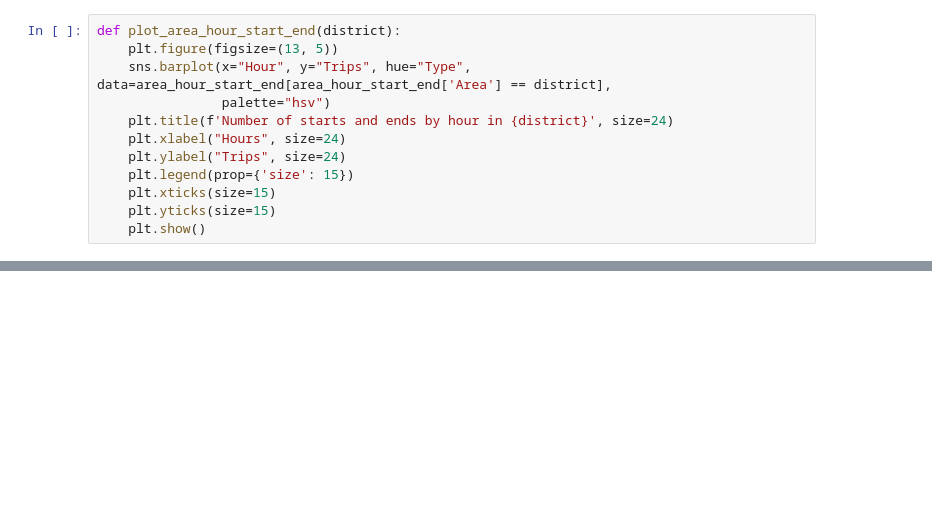
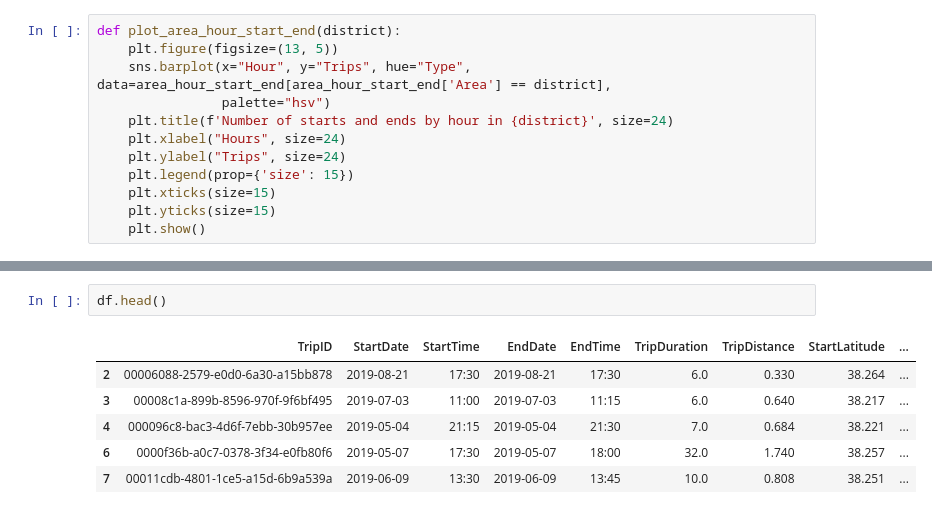
Before and after one commit to JanickiJ/E-Scooter-Data-Analysis, a Jupyter notebook: E_Scooters_Louisville.ipynb, the cells around one changed output, grey strips where cells are left out. Drawn from its saved outputs; the diff is of its cells as text; blank space fills up the shorter version.

```diff
--- a/E_Scooters_Louisville.ipynb
+++ b/E_Scooters_Louisville.ipynb
@@ -871,0 +876,9 @@ for district in districts:
+# %%
+df.head()
+# %% [output]
+|  | TripID | StartDate | StartTime | EndDate | EndTime | TripDuration | TripDistance | StartLatitude | ... |
+| 2 | 00006088-2579-e0d0-6a30-a15bb878 | 2019-08-21 | 17:30 | 2019-08-21 | 17:30 | 6.0 | 0.330 | 38.264 | ... |
+| 3 | 00008c1a-899b-8596-970f-9f6bf495 | 2019-07-03 | 11:00 | 2019-07-03 | 11:15 | 6.0 | 0.640 | 38.217 | ... |
+| 4 | 000096c8-bac3-4d6f-7ebb-30b957ee | 2019-05-04 | 21:15 | 2019-05-04 | 21:30 | 7.0 | 0.684 | 38.221 | ... |
+| 6 | 0000f36b-a0c7-0378-3f34-e0fb80f6 | 2019-05-07 | 17:30 | 2019-05-07 | 18:00 | 32.0 | 1.740 | 38.257 | ... |
+| 7 | 00011cdb-4801-1ce5-a15d-6b9a539a | 2019-06-09 | 13:30 | 2019-06-09 | 13:45 | 10.0 | 0.808 | 38.251 | ... |
```
Also changed, not shown: parts of 29 cells of this notebook, 8 other files.
